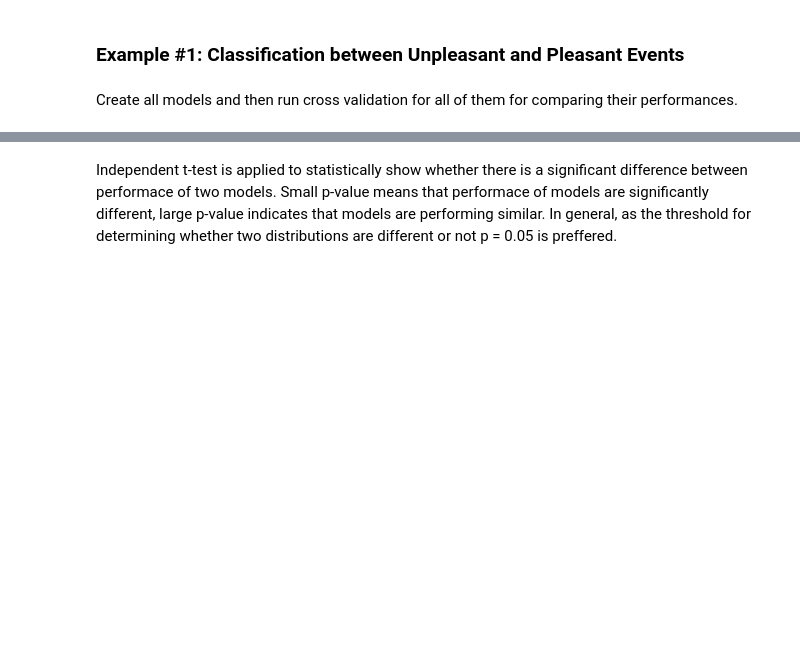
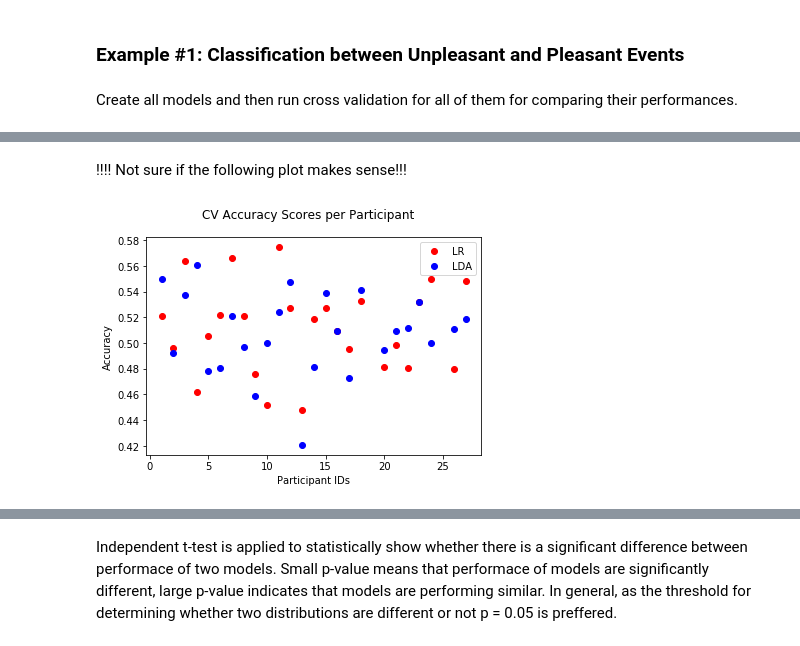
Before and after one commit to aath0/AlgorithmsNeuroscience, a Jupyter notebook: Tutorials/Applying Machine Learning Methods-2.ipynb, the cells around one changed output, grey strips where cells are left out. Saved outputs shown, nothing was run; the diff lists cells and outputs as text; code cells hidden in the pictures; blank space fills up the shorter version.

Commit message:
cross val and plotting for UN and NP are added

```diff
--- a/Tutorials/Applying Machine Learning Methods-2.ipynb
+++ b/Tutorials/Applying Machine Learning Methods-2.ipynb
@@ -118,5 +119,5 @@ clf_lda_pip = make_pipeline(Vectorizer(), StandardScaler(), LinearDiscriminantAn
 #Logistic Regression
 clf_lr_pip = make_pipeline(Vectorizer(), StandardScaler(), LogisticRegression(penalty='l1', random_state=42))
 
-models = [ clf_lr_pip] #, clf_lda_pip]
-model_names = [ 'LR'] #, 'LDA']
+models = [ clf_lr_pip, clf_lda_pip]
+model_names = [ 'LR', 'LDA']
@@ -141,0 +142,4 @@ LR
+# %%
+kfold = StratifiedKFold(n_splits=3, random_state=42)
+data_UP, labels_UP = handleMissingValues(data_UP, labels_UP)
+results, results_perParticipant = applyCrossValidation(models, model_names, ids_UP, data_UP, labels_UP, kfold)
@@ -141,0 +155,13 @@ LR
+# %%
+print('Results UP: {}'.format(results))
+mean_CVaccuracies_UP, std_CVaccuracies_UP = [], []
+for i in range(len(results)):
+    mean_CVaccuracies_UP.append(statistics.mean(results[i]))
+    std_CVaccuracies_UP.append(statistics.stdev(results[i]))
+print('Mean cv accuracies UP: {}'.format(mean_CVaccuracies_UP))
+print('Std cv accuracies UP: {}'.format(std_CVaccuracies_UP))
+print('\n')
+mean_CVaccuracies.append(mean_CVaccuracies_UP)
+std_CVaccuracies.append(std_CVaccuracies_UP)
+print('Mean cv accuracies: {}'.format(mean_CVaccuracies))
+print('Std cv accuracies: {}'.format(std_CVaccuracies))
@@ -142,3 +176,27 @@ LR
+# %% [markdown]
+!!!! Not sure if the following plot makes sense!!!
+# %%
+import matplotlib
+import matplotlib.pyplot as plt
+%matplotlib inline
+def plotCVScores_perParticipant(unique_ids, results, model_names):
+
+    fig, ax = plt.subplots()
+    fig.suptitle('CV Accuracy Scores per Participant')
+    for i in range(len(results)):
+        if model_names[i] == 'LR':
+            color = 'ro'
+        else:
+            color = 'bo'
+        ax.plot(ids, results[i], color, label=model_names[i])
+    plt.xlabel('Participant IDs')
+    plt.ylabel('Accuracy')
+    ax.legend()
+    plt.show()
+# %%
+plotCVScores_perParticipant(unique_ids, results_perParticipant, model_names)
+# %% [output]
+[figure, added]
 # %%
 import matplotlib
 import matplotlib.pyplot as plt
```
Also changed, not shown: parts of 39 cells of this notebook.
